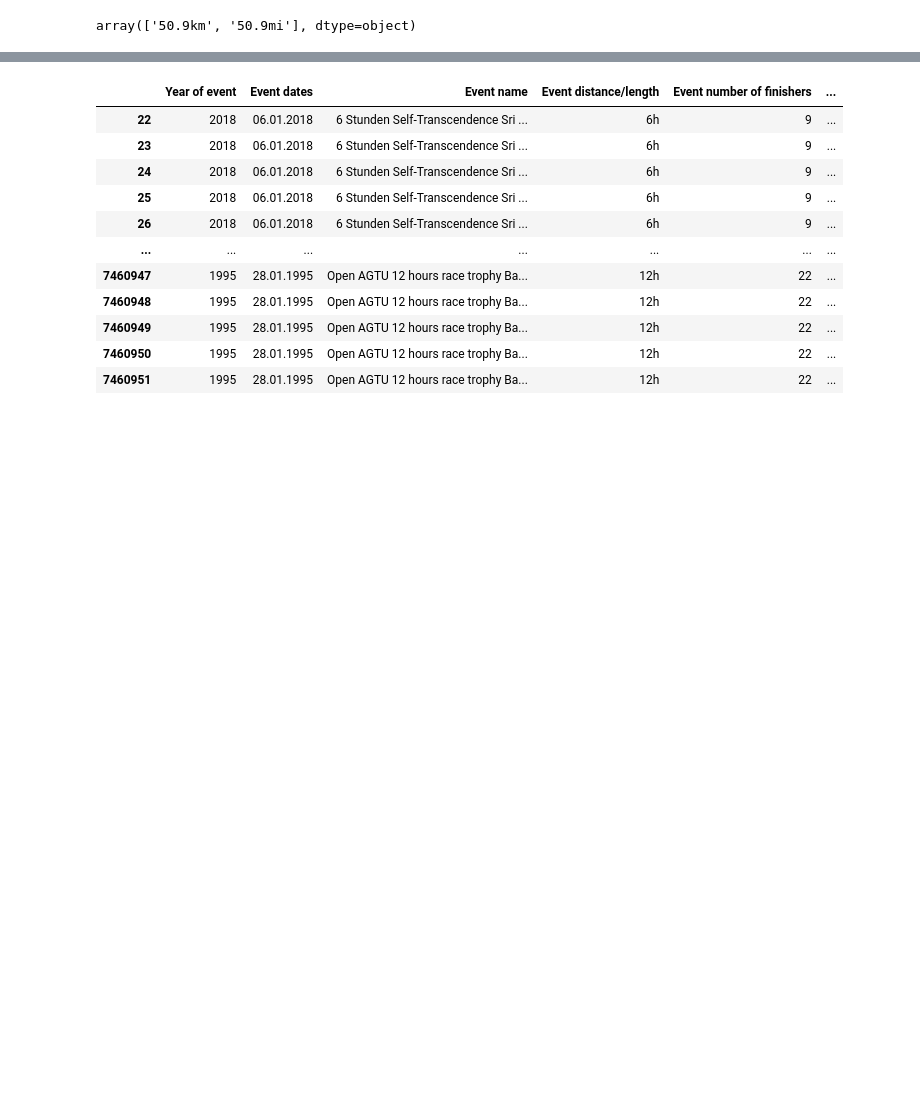
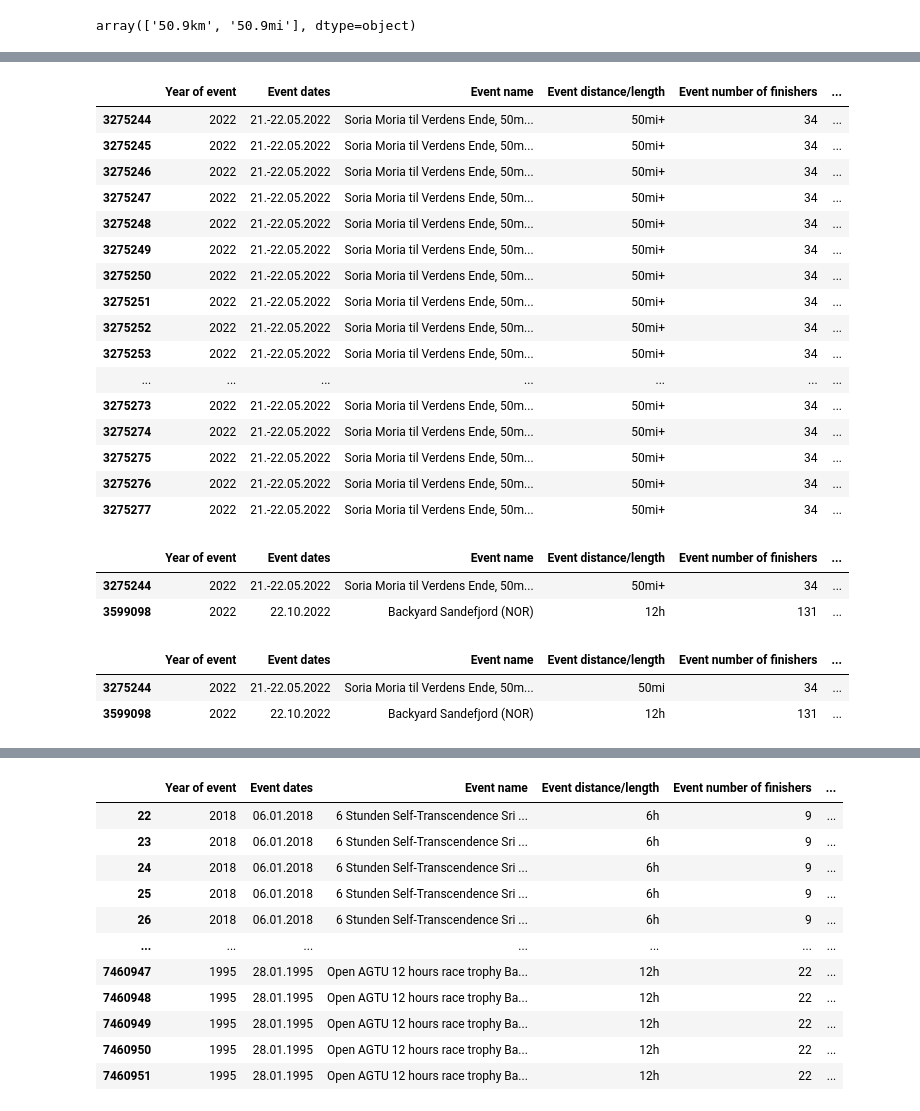
Before and after one commit to OlesiaNZ/python_running_data_analysis, a Jupyter notebook: analysis-the-big-dataset-of-ultra-marathon-running.ipynb, the cells around one changed output, grey strips where cells are left out. Drawn from its saved outputs; the diff is of its cells as text; code cells hidden in the pictures; blank space fills up the shorter version.

```diff
--- a/analysis-the-big-dataset-of-ultra-marathon-running.ipynb
+++ b/analysis-the-big-dataset-of-ultra-marathon-running.ipynb
@@ -121,0 +122,4 @@ array(['50km', '50mi', '150km', '250km', '350mi', '500km', '150mi',
+# %%
+# Replace xK,xkmm to xkm
+df['Event distance/length'] = df['Event distance/length'].str.replace(r'(\d+)K', r'\1km', regex=True)
+df['Event distance/length'] = df['Event distance/length'].str.replace(r'(\d+)kmm', r'\1km', regex=True)
@@ -121,0 +138,27 @@ array(['50km', '50mi', '150km', '250km', '350mi', '500km', '150mi',
+# %%
+# I want to make sure that my code works well and do replacement as I expected. Let's pencil Athlete ID 854481 and row 3275244
+df[df['Event distance/length'] == '50mi+']
+# %% [output]
+|  | Year of event | Event dates | Event name | Event distance/length | Event number of finishers | ... |
+| 3275244 | 2022 | 21.-22.05.2022 | Soria Moria til Verdens Ende, 50m... | 50mi+ | 34 | ... |
+| 3275245 | 2022 | 21.-22.05.2022 | Soria Moria til Verdens Ende, 50m... | 50mi+ | 34 | ... |
+| 3275246 | 2022 | 21.-22.05.2022 | Soria Moria til Verdens Ende, 50m... | 50mi+ | 34 | ... |
+| 3275247 | 2022 | 21.-22.05.2022 | Soria Moria til Verdens Ende, 50m... | 50mi+ | 34 | ... |
+| 3275248 | 2022 | 21.-22.05.2022 | Soria Moria til Verdens Ende, 50m... | 50mi+ | 34 | ... |
+| 3275249 | 2022 | 21.-22.05.2022 | Soria Moria til Verdens Ende, 50m... | 50mi+ | 34 | ... |
+| 3275250 | 2022 | 21.-22.05.2022 | Soria Moria til Verdens Ende, 50m... | 50mi+ | 34 | ... |
+| 3275251 | 2022 | 21.-22.05.2022 | Soria Moria til Verdens Ende, 50m... | 50mi+ | 34 | ... |
+| 3275252 | 2022 | 21.-22.05.2022 | Soria Moria til Verdens Ende, 50m... | 50mi+ | 34 | ... |
+| 3275253 | 2022 | 21.-22.05.2022 | Soria Moria til Verdens Ende, 50m... | 50mi+ | 34 | ... |
+| ... | ... | ... | ... | ... | ... | ... |
+| 3275273 | 2022 | 21.-22.05.2022 | Soria Moria til Verdens Ende, 50m... | 50mi+ | 34 | ... |
+| 3275274 | 2022 | 21.-22.05.2022 | Soria Moria til Verdens Ende, 50m... | 50mi+ | 34 | ... |
+| 3275275 | 2022 | 21.-22.05.2022 | Soria Moria til Verdens Ende, 50m... | 50mi+ | 34 | ... |
+| 3275276 | 2022 | 21.-22.05.2022 | Soria Moria til Verdens Ende, 50m... | 50mi+ | 34 | ... |
+| 3275277 | 2022 | 21.-22.05.2022 | Soria Moria til Verdens Ende, 50m... | 50mi+ | 34 | ... |
+# %%
+df[(df['Athlete ID'] == 854481) & (df['Year of event'] == 2022)]
+# %% [output]
+|  | Year of event | Event dates | Event name | Event distance/length | Event number of finishers | ... |
+| 3275244 | 2022 | 21.-22.05.2022 | Soria Moria til Verdens Ende, 50m... | 50mi+ | 34 | ... |
+| 3599098 | 2022 | 22.10.2022 | Backyard Sandefjord (NOR) | 12h | 131 | ... |
@@ -121,0 +168,7 @@ array(['50km', '50mi', '150km', '250km', '350mi', '500km', '150mi',
+# %%
+# Do the test
+df[(df['Athlete ID'] == 854481) & (df['Year of event'] == 2022)]
+# %% [output]
+|  | Year of event | Event dates | Event name | Event distance/length | Event number of finishers | ... |
+| 3275244 | 2022 | 21.-22.05.2022 | Soria Moria til Verdens Ende, 50m... | 50mi | 34 | ... |
+| 3599098 | 2022 | 22.10.2022 | Backyard Sandefjord (NOR) | 12h | 131 | ... |
```
Also changed, not shown: parts of 7 cells of this notebook.
